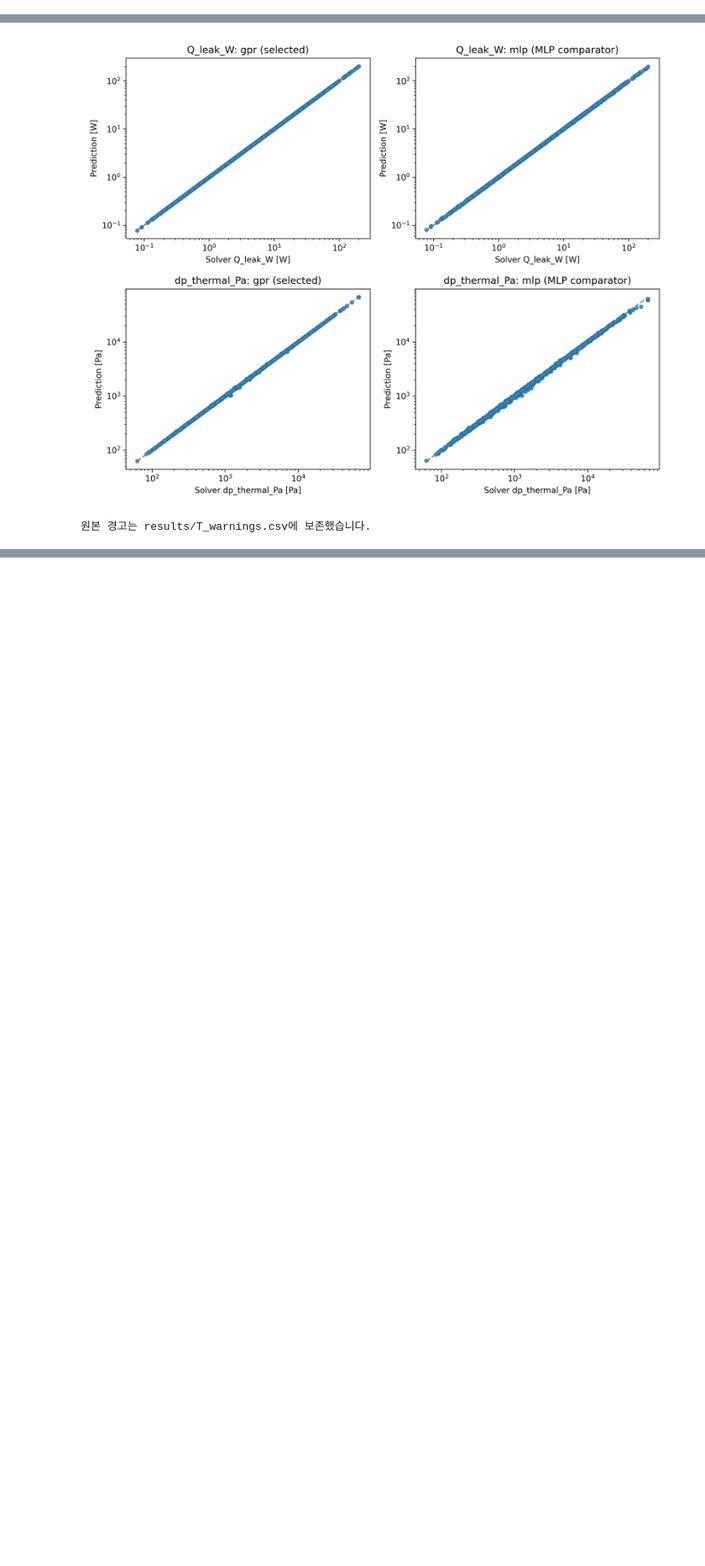
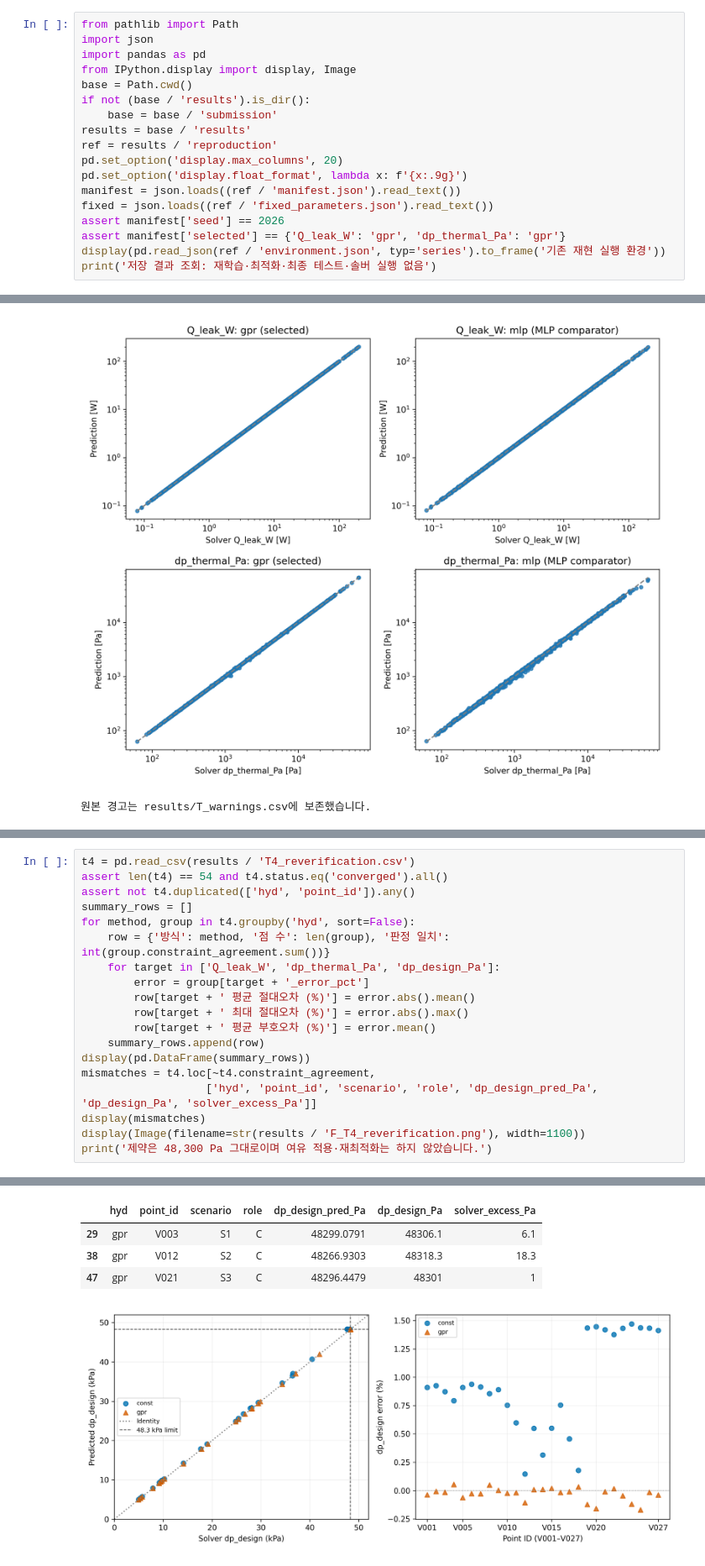
Before and after one commit to Yujinwoo1/lh2-suction-pipe-opt, a Jupyter notebook: submission/LH2_core.ipynb, the cells around one changed output, grey strips where cells are left out. Shown at 84% size. Drawn from its saved outputs; the diff is of its cells as text; blank space fills up the shorter version.

```diff
--- a/submission/LH2_core.ipynb
+++ b/submission/LH2_core.ipynb
@@ -57,0 +11,18 @@ display(pd.read_json(ref / 'environment.json', typ='series').to_frame('실행
+# %%
+from pathlib import Path
+import json
+import pandas as pd
+from IPython.display import display, Image
+base = Path.cwd()
+if not (base / 'results').is_dir():
+    base = base / 'submission'
+results = base / 'results'
+ref = results / 'reproduction'
+pd.set_option('display.max_columns', 20)
+pd.set_option('display.float_format', lambda x: f'{x:.9g}')
+manifest = json.loads((ref / 'manifest.json').read_text())
+fixed = json.loads((ref / 'fixed_parameters.json').read_text())
+assert manifest['seed'] == 2026
+assert manifest['selected'] == {'Q_leak_W': 'gpr', 'dp_thermal_Pa': 'gpr'}
+display(pd.read_json(ref / 'environment.json', typ='series').to_frame('기존 재현 실행 환경'))
+print('저장 결과 조회: 재학습·최적화·최종 테스트·솔버 실행 없음')
@@ -398,0 +277,20 @@ GPR의 미세한 차이는 커널 복원과 부동소수점 연산 경로 차이
+# %%
+t4 = pd.read_csv(results / 'T4_reverification.csv')
+assert len(t4) == 54 and t4.status.eq('converged').all()
+assert not t4.duplicated(['hyd', 'point_id']).any()
+summary_rows = []
+for method, group in t4.groupby('hyd', sort=False):
+    row = {'방식': method, '점 수': len(group), '판정 일치': int(group.constraint_agreement.sum())}
+    for target in ['Q_leak_W', 'dp_thermal_Pa', 'dp_design_Pa']:
+        error = group[target + '_error_pct']
+        row[target + ' 평균 절대오차 (%)'] = error.abs().mean()
+        row[target + ' 최대 절대오차 (%)'] = error.abs().max()
+        row[target + ' 평균 부호오차 (%)'] = error.mean()
+    summary_rows.append(row)
+display(pd.DataFrame(summary_rows))
+mismatches = t4.loc[~t4.constraint_agreement,
+                   ['hyd', 'point_id', 'scenario', 'role', 'dp_design_pred_Pa', 'dp_design_Pa', 'solver_excess_Pa']]
+display(mismatches)
+display(Image(filename=str(results / 'F_T4_reverification.png'), width=1100))
+print('제약은 48,300 Pa 그대로이며 여유 적용·재최적화는 하지 않았습니다.')
+# %% [output]
@@ -398,0 +300,5 @@ GPR의 미세한 차이는 커널 복원과 부동소수점 연산 경로 차이
+|  | hyd | point_id | scenario | role | dp_design_pred_Pa | dp_design_Pa | solver_excess_Pa |
+| 29 | gpr | V003 | S1 | C | 48299.0791 | 48306.1 | 6.1 |
+| 38 | gpr | V012 | S2 | C | 48266.9303 | 48318.3 | 18.3 |
+| 47 | gpr | V021 | S3 | C | 48296.4479 | 48301 | 1 |
+[figure, added]
```
Also changed, not shown: parts of 29 cells of this notebook, 17 other files.
